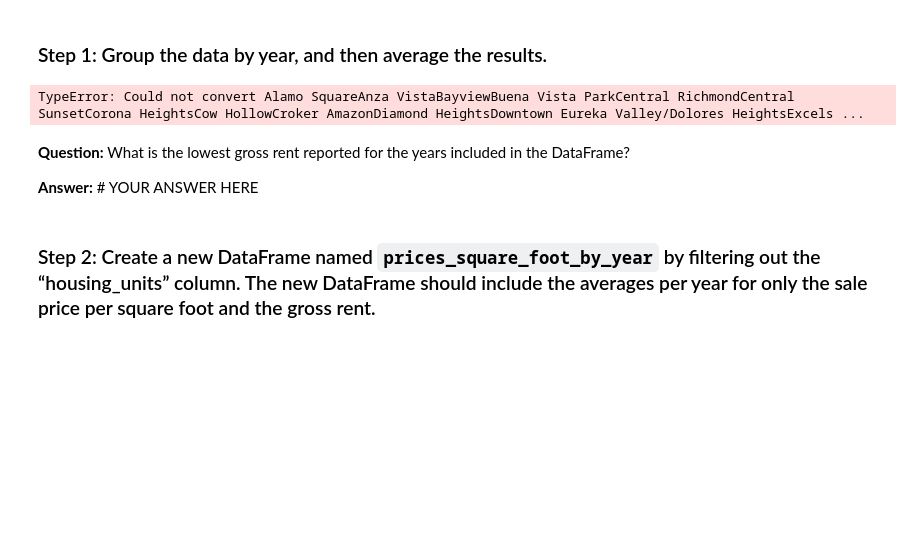
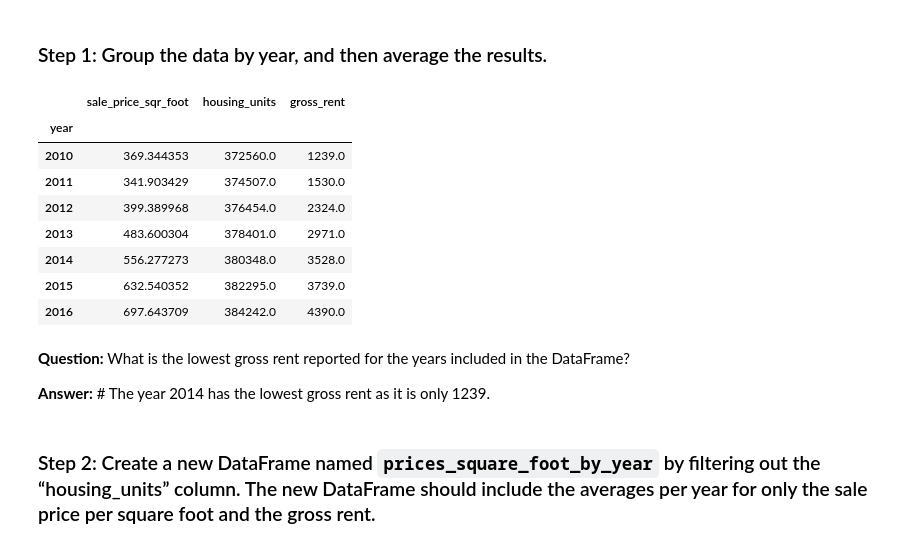
Before and after one commit to AnvithaChaluvadi/Housing-Analysis_Module6Challenge, a Jupyter notebook: Code/san_francisco_housing.ipynb, the cells around one changed output. Saved outputs shown, nothing was run; the diff lists cells and outputs as text; code cells hidden in the pictures; blank space fills up the shorter version.

Commit message:
had instructor look at, now need tutor to help for last part and the last questions

```diff
--- a/Code/san_francisco_housing.ipynb
+++ b/Code/san_francisco_housing.ipynb
@@ -232,18 +234,25 @@ For this part of the assignment, use numerical and visual aggregation to calcula
 # %% [markdown]
 ### Step 1: Group the data by year, and then average the results.
 # %%
-#HELP
 # Create a numerical aggregation by grouping the data by year and averaging the results
-prices_square_foot_by_year = sfo_data_df.groupby("year").mean()
+prices_square_foot_by_year = sfo_data_df.groupby('year')[['sale_price_sqr_foot','housing_units', 'gross_rent']].mean()
 
 # Review the resulting DataFrame
 prices_square_foot_by_year
 # %% [output]
-TypeError: Could not convert Alamo SquareAnza VistaBayviewBuena Vista ParkCentral RichmondCentral SunsetCorona HeightsCow HollowCroker AmazonDiamond HeightsDowntown Eureka Valley/Dolores HeightsExcels ...
+|  | sale_price_sqr_foot | housing_units | gross_rent |
+| year |  |  |  |
+| 2010 | 369.344353 | 372560.0 | 1239.0 |
+| 2011 | 341.903429 | 374507.0 | 1530.0 |
+| 2012 | 399.389968 | 376454.0 | 2324.0 |
+| 2013 | 483.600304 | 378401.0 | 2971.0 |
+| 2014 | 556.277273 | 380348.0 | 3528.0 |
+| 2015 | 632.540352 | 382295.0 | 3739.0 |
+| 2016 | 697.643709 | 384242.0 | 4390.0 |
 # %% [markdown]
 **Question:** What is the lowest gross rent reported for the years included in the DataFrame?
 
-**Answer:** # YOUR ANSWER HERE
+**Answer:** # The year 2014 has the lowest gross rent as it is only 1239.
 # %% [markdown]
 ### Step 2: Create a new DataFrame named `prices_square_foot_by_year` by filtering out the “housing_units” column. The new DataFrame should include the averages per year for only the sale price per square foot and the gross rent.
 # %%
```
Also changed, not shown: parts of 14 cells of this notebook, 1 other file.
